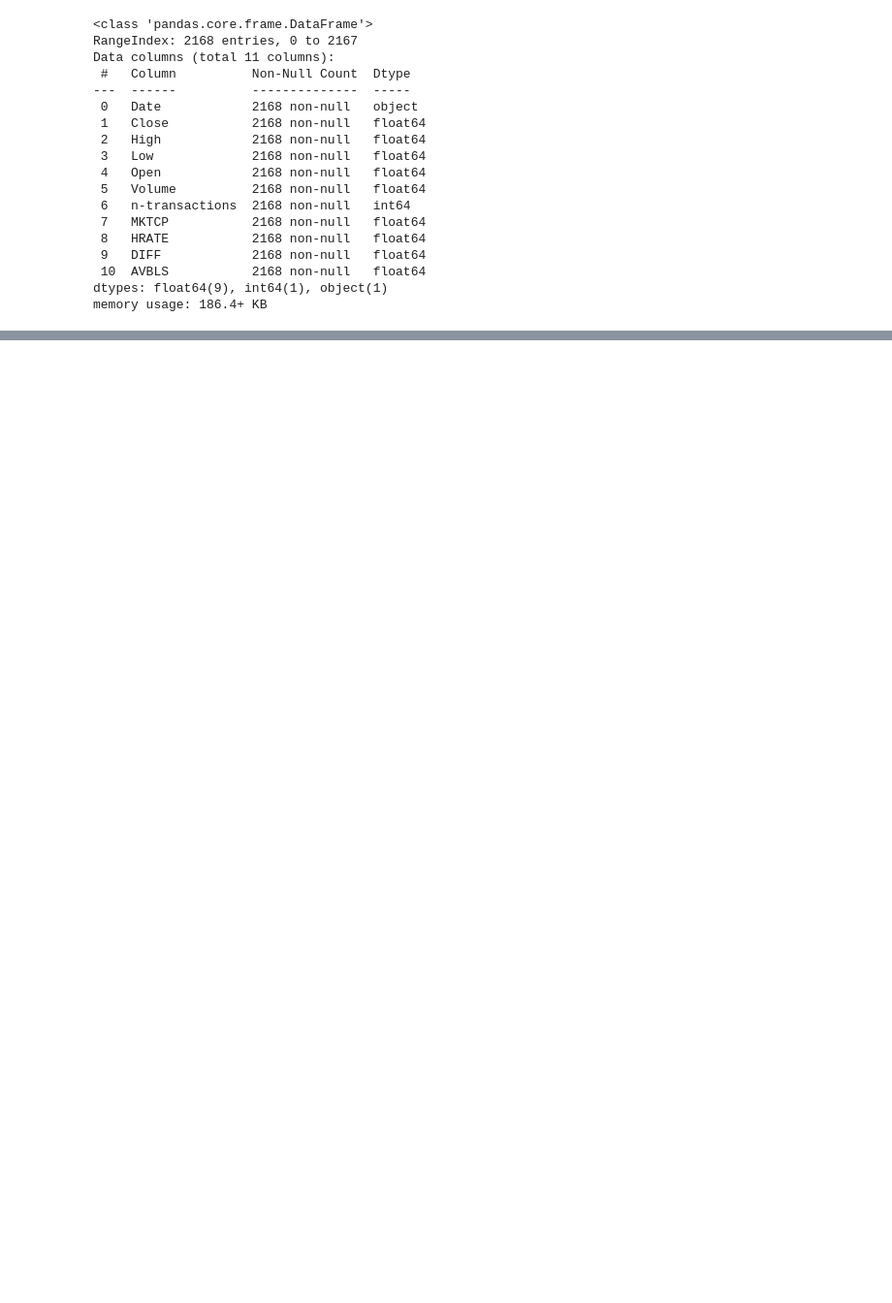
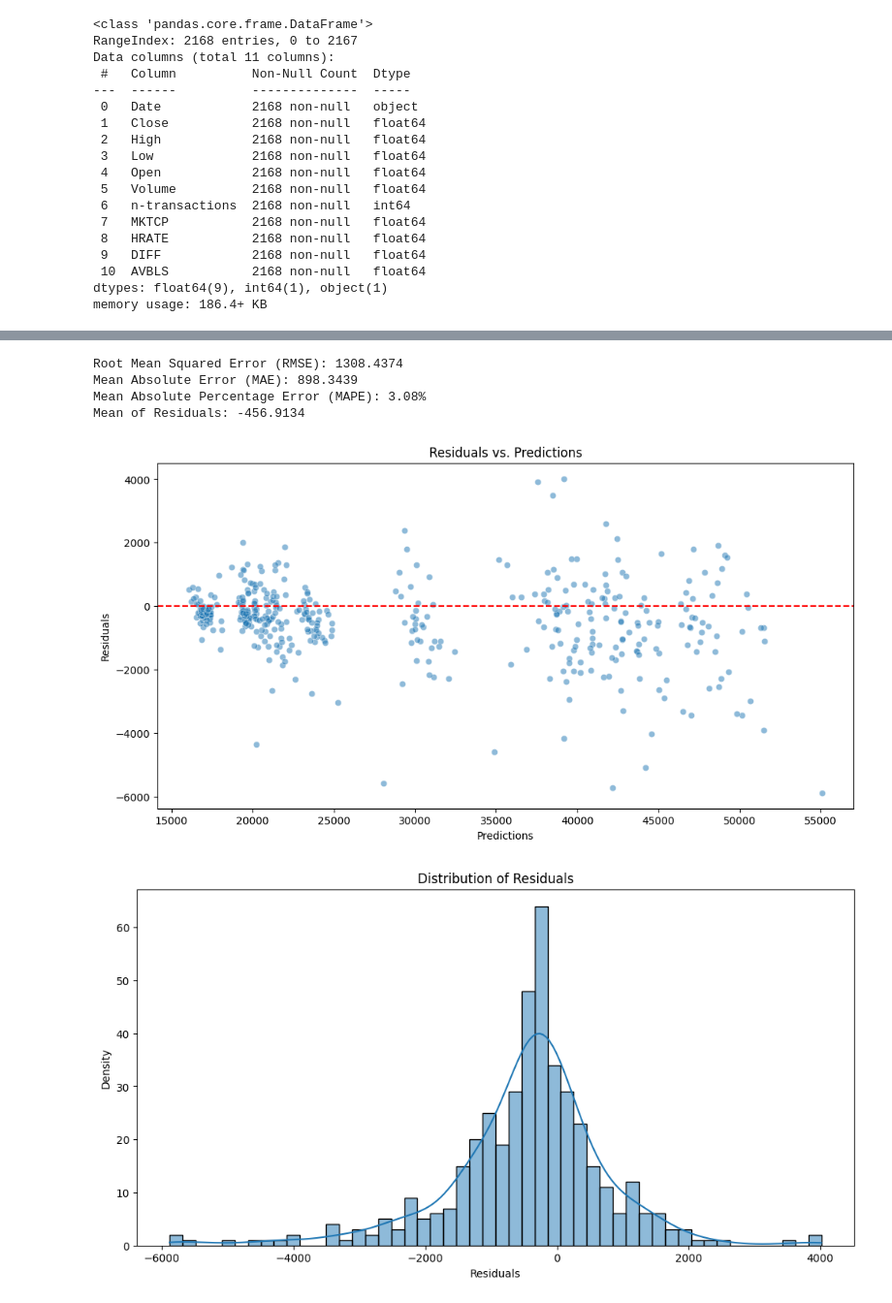
Before and after one commit to Ahmad-Zaman-Khan/Bitcoin-Price-Prediction, a Jupyter notebook: Test-LSTM.ipynb, the cells around one changed output, grey strips where cells are left out. Shown at 97% size. Cells and saved outputs as stored; diff of their text form; code cells hidden in the pictures; blank space fills up the shorter version.

```diff
--- a/Test-LSTM.ipynb
+++ b/Test-LSTM.ipynb
@@ -134,2 +222,48 @@ plt.show()
 # %%
+from sklearn.metrics import mean_absolute_error, mean_squared_error, r2_score
 #Please Note that play around with Hyper-Parameters for better results and good insights..
+# Assuming predictions and y_test are numpy arrays
+
+# Assuming y_test and predictions are your actual and predicted values
+rmse = np.sqrt(mean_squared_error(y_test, predictions))
+mae = mean_absolute_error(y_test, predictions)
+mape = np.mean(np.abs((y_test - predictions) / y_test)) * 100
+
+# Calculate residuals
+residuals = y_test - predictions
+print(f"Root Mean Squared Error (RMSE): {rmse:.4f}")
+print(f"Mean Absolute Error (MAE): {mae:.4f}")
+print(f"Mean Absolute Percentage Error (MAPE): {mape:.2f}%")
+
+# Calculate mean of residuals
+mean_residuals = np.mean(residuals)
+
+print(f"Mean of Residuals: {mean_residuals:.4f}")
+# %% [output]
+Root Mean Squared Error (RMSE): 1308.4374
+Mean Absolute Error (MAE): 898.3439
+Mean Absolute Percentage Error (MAPE): 3.08%
+Mean of Residuals: -456.9134
+# %%
+
+
+
+# Plot residuals vs. predictions
+plt.figure(figsize=(12, 6))
+sns.scatterplot(x=predictions, y=residuals, alpha=0.5)
+plt.axhline(y=0, color='r', linestyle='--')
+plt.title('Residuals vs. Predictions')
+plt.xlabel('Predictions')
+plt.ylabel('Residuals')
+plt.show()
+
+# Plot distribution of residuals with KDE
+plt.figure(figsize=(12, 6))
+sns.histplot(residuals, bins=50, kde=True)
+plt.title('Distribution of Residuals')
+plt.xlabel('Residuals')
+plt.ylabel('Density')
+plt.show()
+# %% [output]
+[figure, added]
+[figure, added]
```
Also changed, not shown: parts of 15 cells of this notebook, 1 other file.
